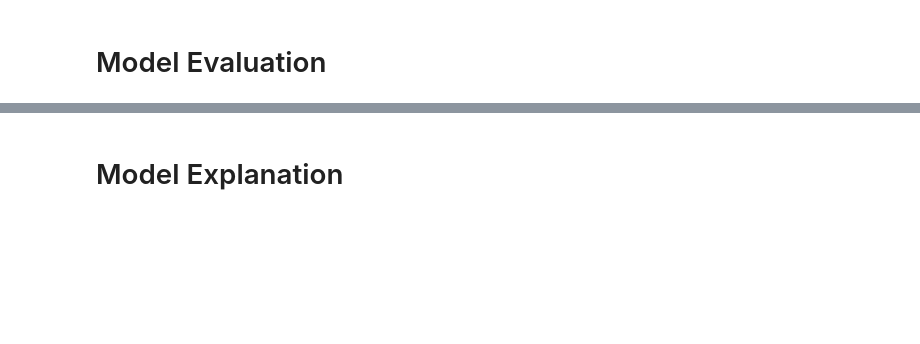
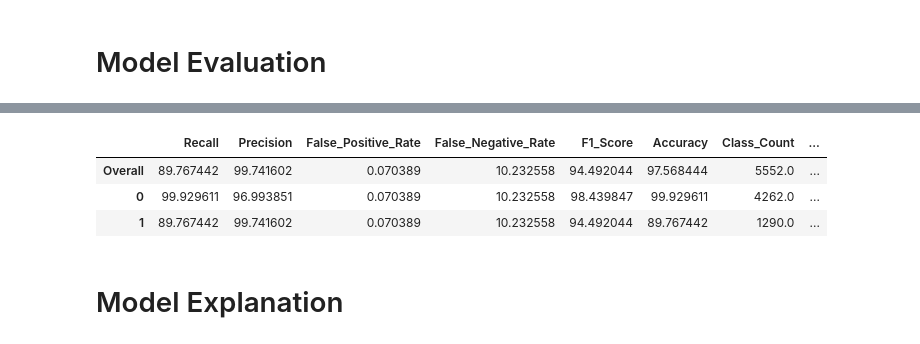
Before and after one commit to 471644/Challenges, a Jupyter notebook: 911_Securitiy_ML_Approach_13Aug2021.ipynb, the cells around one changed output, grey strips where cells are left out. Saved outputs shown, nothing was run; the diff lists cells and outputs as text; code cells hidden in the pictures; blank space fills up the shorter version.

```diff
--- a/911_Securitiy_ML_Approach_13Aug2021.ipynb
+++ b/911_Securitiy_ML_Approach_13Aug2021.ipynb
@@ -578,2 +732,10 @@ data_airport.head()
+# %%
+perf_measure(np.array(Y_test),
+             np.where(lr.predict_proba(X_test)[:, 1] > 0.0, 1, 0))
+# %% [output]
+|  | Recall | Precision | False_Positive_Rate | False_Negative_Rate | F1_Score | Accuracy | Class_Count | ... |
+| Overall | 89.767442 | 99.741602 | 0.070389 | 10.232558 | 94.492044 | 97.568444 | 5552.0 | ... |
+| 0 | 99.929611 | 96.993851 | 0.070389 | 10.232558 | 98.439847 | 99.929611 | 4262.0 | ... |
+| 1 | 89.767442 | 99.741602 | 0.070389 | 10.232558 | 94.492044 | 89.767442 | 1290.0 | ... |
 # %% [markdown]
 # Model Explanation
```
Also changed, not shown: parts of 47 cells of this notebook.
